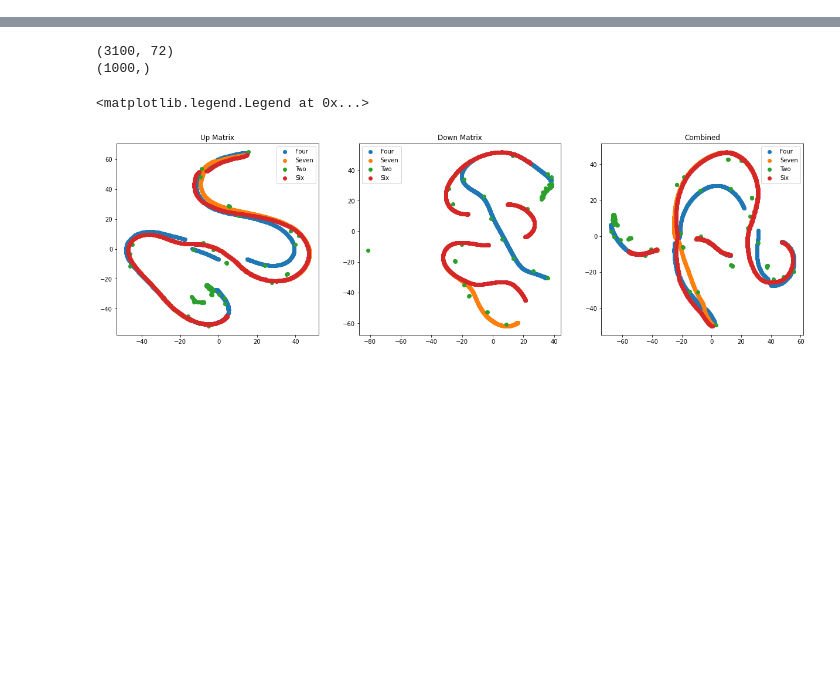
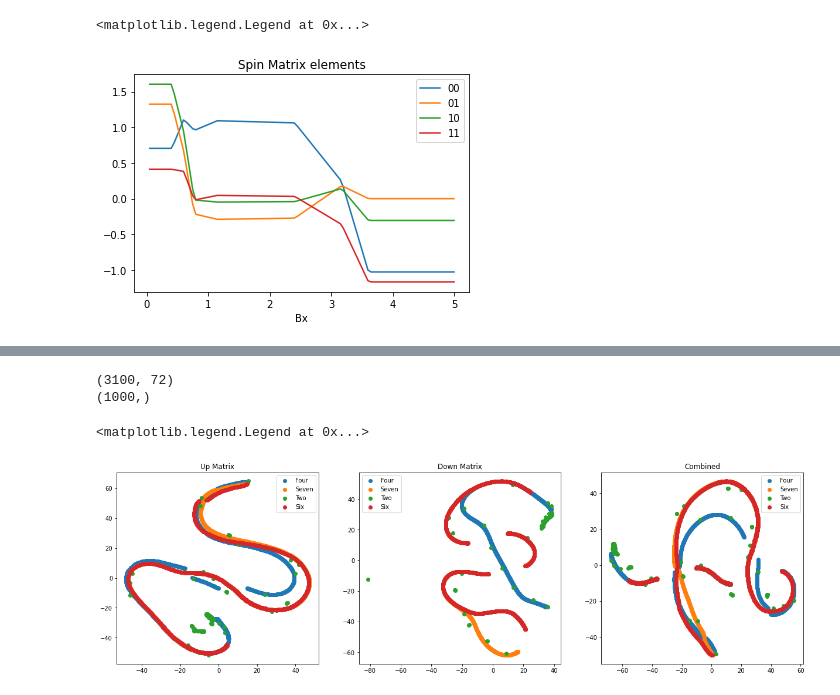
Before and after one commit to szaman19/MPSML, a Jupyter notebook: code/mps/MPS_Generator.ipynb, the cells around one changed output, grey strips where cells are left out. Drawn from its saved outputs; the diff is of its cells as text; code cells hidden in the pictures; blank space fills up the shorter version.

```diff
--- a/code/mps/MPS_Generator.ipynb
+++ b/code/mps/MPS_Generator.ipynb
@@ -13,2 +0,0 @@ data_7 = np.load('7_qubit_data.npz')
-# %%
-data = [data_2, data_4, data_6, data_7]
@@ -297,0 +315,7 @@ with torch.no_grad():
+# %%
+def get_model(mps_size):
+    PATH = "{}_site_model.pt".format(mps_size)
+    device = torch.device('cpu')
+    model = auto_encoder.MPS_autoencoder(mps_size)
+    model.load_state_dict(torch.load(PATH, map_location=device))
+    return model
@@ -297,0 +358,21 @@ with torch.no_grad():
+# %%
+model = get_model(2)
+
+with torch.no_grad():
+    encoded_spin_up = []
+    encoded_spin_down = []
+
+    for i,(fields,wf) in enumerate(val_loaders[0]):
+        spin_up, spin_down = model.encode(fields)
+#         print(fields)
+#         print(spin_up.squeeze().shape)
+#         print(spin_down.squeeze().shape)
+        encoded_spin_up.append(spin_up.squeeze())
+        encoded_spin_down.append(spin_down.squeeze())
+
+    for i,(fields,wf) in enumerate(val_loaders[1]):
+        spin_up, spin_down = model.encode(fields)
+#         print(spin_up.squeeze().shape)
+#         print(spin_down.squeeze().shape)
+        encoded_spin_up.append(spin_up.squeeze())
+        encoded_spin_down.append(spin_down.squeeze())
@@ -310,3 +396,3 @@ print(data_down.shape)
 # %%
-data_up = data_up.reshape((3100,36))
-data_down = data_down.reshape((3100,36))
+data_up = data_up.reshape((data_up.shape[0],4))
+data_down = data_down.reshape((data_up.shape[0],4))
@@ -312,0 +402,14 @@ data_down = data_down.reshape((3100,36))
+# %%
+x = np.arange(1,101)
+x = x / (100) * 5
+
+plt.plot(x,data_up[0:100,0], label='00')
+plt.plot(x,data_up[0:100,1], label='01')
+plt.plot(x,data_up[0:100,2], label='10')
+plt.plot(x,data_up[0:100,3], label='11')
+plt.xlabel('Bx')
+plt.title('Spin Matrix elements')
+plt.legend()
+# %% [output]
+<matplotlib.legend.Legend at 0x...>
+[figure, added]
```
Also changed, not shown: parts of 40 cells of this notebook, 3 other files.
